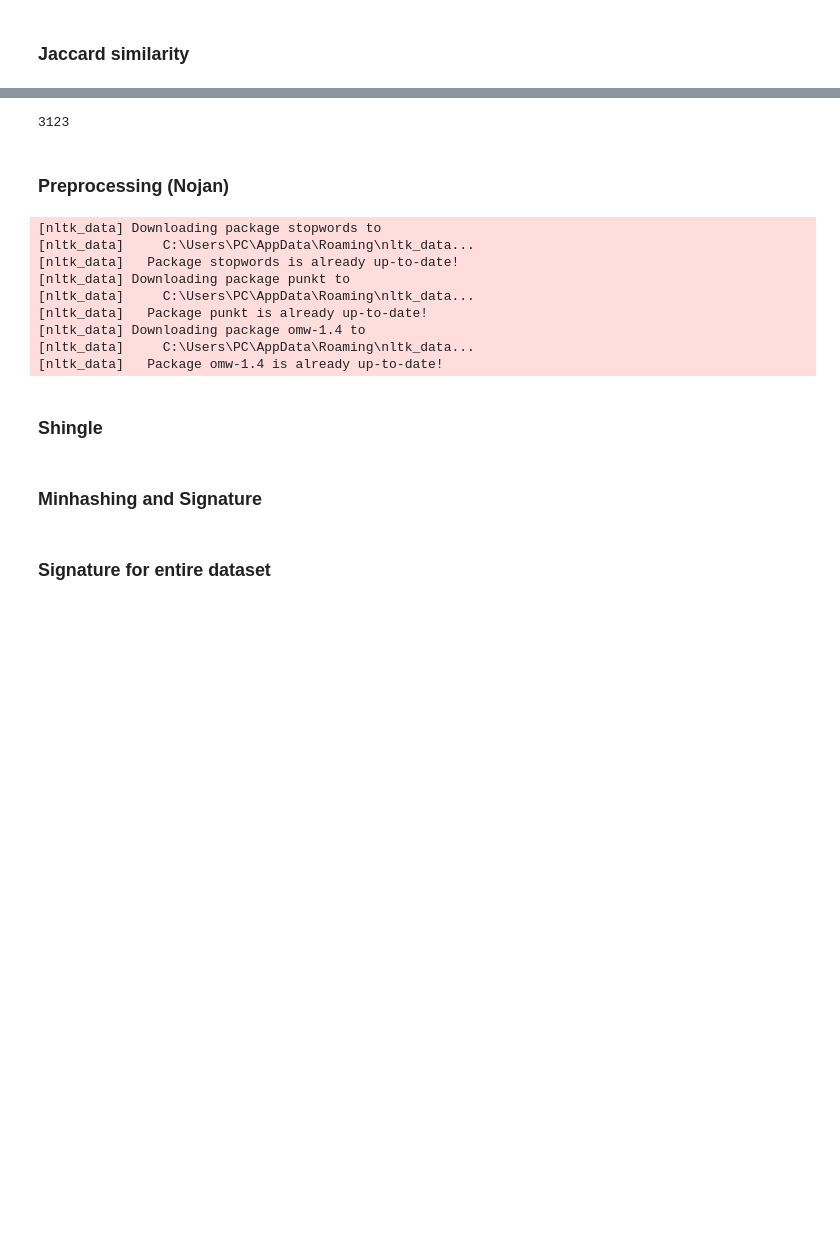
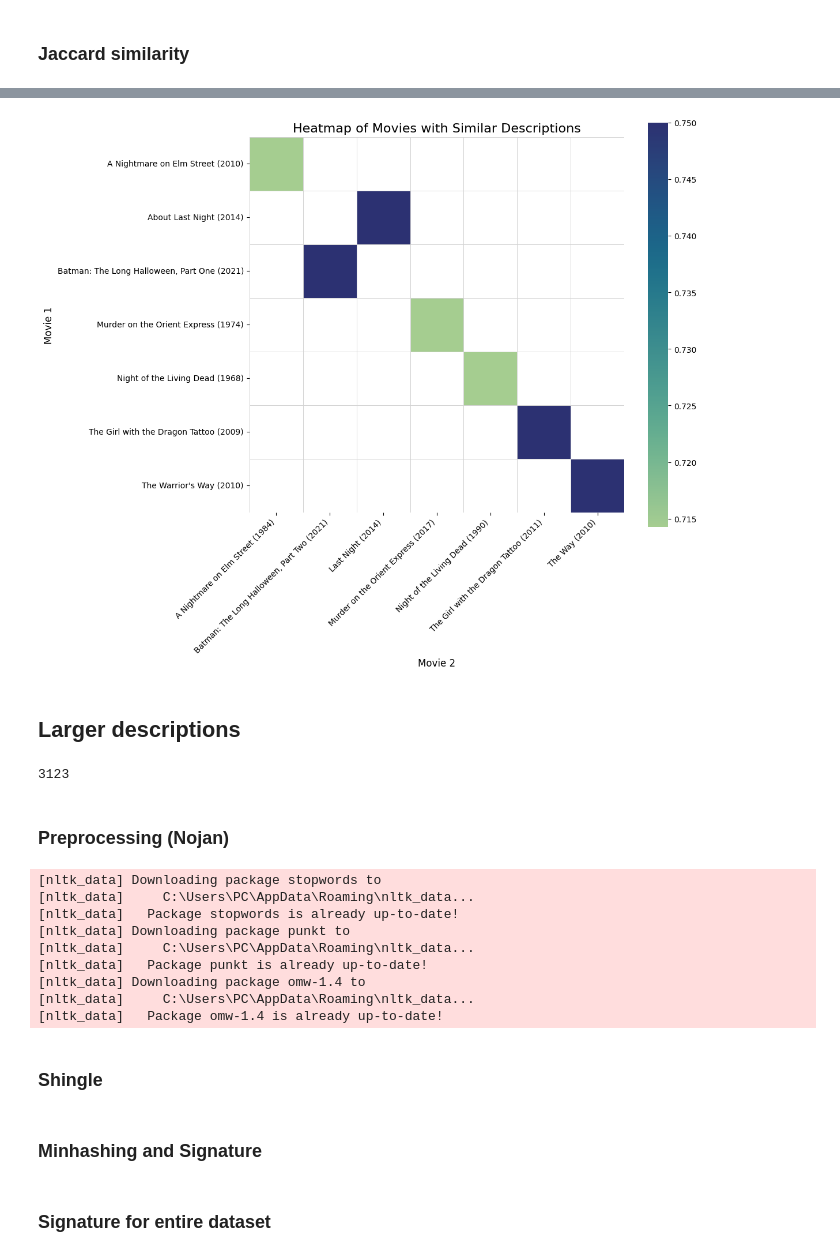
Before and after one commit to JasonMerit/ComputationalTools, a Jupyter notebook: Project/Similar.ipynb, the cells around one changed output, grey strips where cells are left out. Saved outputs shown, nothing was run; the diff lists cells and outputs as text; code cells hidden in the pictures; blank space fills up the shorter version.

Commit message:
heat map of titles + removed bad data entree (videogame)

```diff
--- a/Project/Similar.ipynb
+++ b/Project/Similar.ipynb
@@ -26,0 +27,3 @@ Movies.head(2)
+# %%
+titles = [f'{name} ({year})' for name, year in zip(Movies['Name'], Movies['Year'])]
+len(titles)
@@ -34,3 +71,63 @@ def jaccard(S, T):
+# %%
+def find_matches(titles, threshold):
+    # Now compare all pairs of candidates
+    similar = []
+    for i, A in tqdm(enumerate(titles)):
+        for j in range(i+1, len(titles)):
+            B = titles[j]
+
+            sim = jaccard(set(A.split()), set(B.split()))
+            if sim > threshold:
+                similar.append((A, B, sim))
+    return similar
+
+_similar = find_matches(titles, 0.67)
+
+# 10 secs
+# %%
+def plot_HeatMap(similar):
+    # Extract keys (pairs of movies) and values (similarity scores) from the list of tuples
+    key1 = [pair[0] for pair in similar]  # First movie in each tuple
+    key2 = [pair[1] for pair in similar]  # Second movie in each tuple
+    values = [pair[2] for pair in similar]  # Similarity scores
+
+    # Create a dataframe from the keys and values
+    df = pd.DataFrame({'key1': key1, 'key2': key2, 'values': values})
+
+    # Create a pivot table from the dataframe
+    df_pivot = df.pivot(index='key1', columns='key2', values='values')
+
+    # Set up the plot
+    plt.figure(figsize=(12, 10))  # Adjust the figure size as needed
+    sns.heatmap(
+        df_pivot,
+        cmap='crest',
+        annot=False,  # No annotations
+        cbar=True,
+        mask=df_pivot.isna(),
+        linewidths=0.5,  # Add grid lines between cells
+        linecolor='lightgray',  # Grid line color
+        square=True  # Ensure square cells
+    )
+
+    # Customize labels and title
+    plt.title('Heatmap of Movies with Similar Descriptions', fontsize=16)
+    plt.xlabel('Movie 2', fontsize=12)
+    plt.ylabel('Movie 1', fontsize=12)
+
+    # Rotate tick labels for readability
+    plt.xticks(rotation=45, ha='right', fontsize=10)
+    plt.yticks(fontsize=10)
+
+    # Show the plot
+    plt.tight_layout()
+    plt.show()
+
+plot_HeatMap(_similar)
+# %% [output]
+[figure, added]
+# %% [markdown]
+## Larger descriptions
 # %%
 descriptions = Movies['Description']
 len(descriptions)
```
Also changed, not shown: parts of 8 cells of this notebook, 1 other file.
